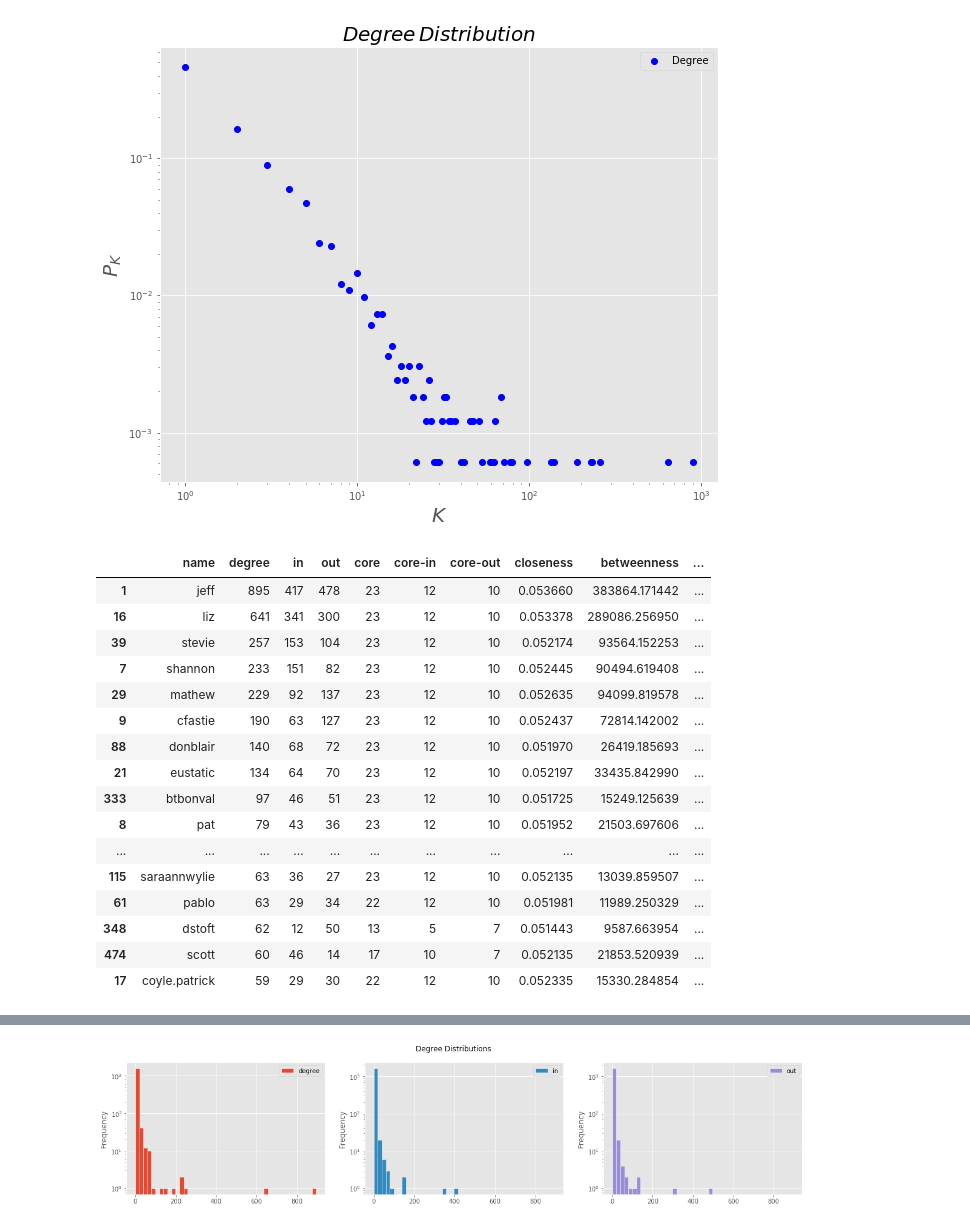
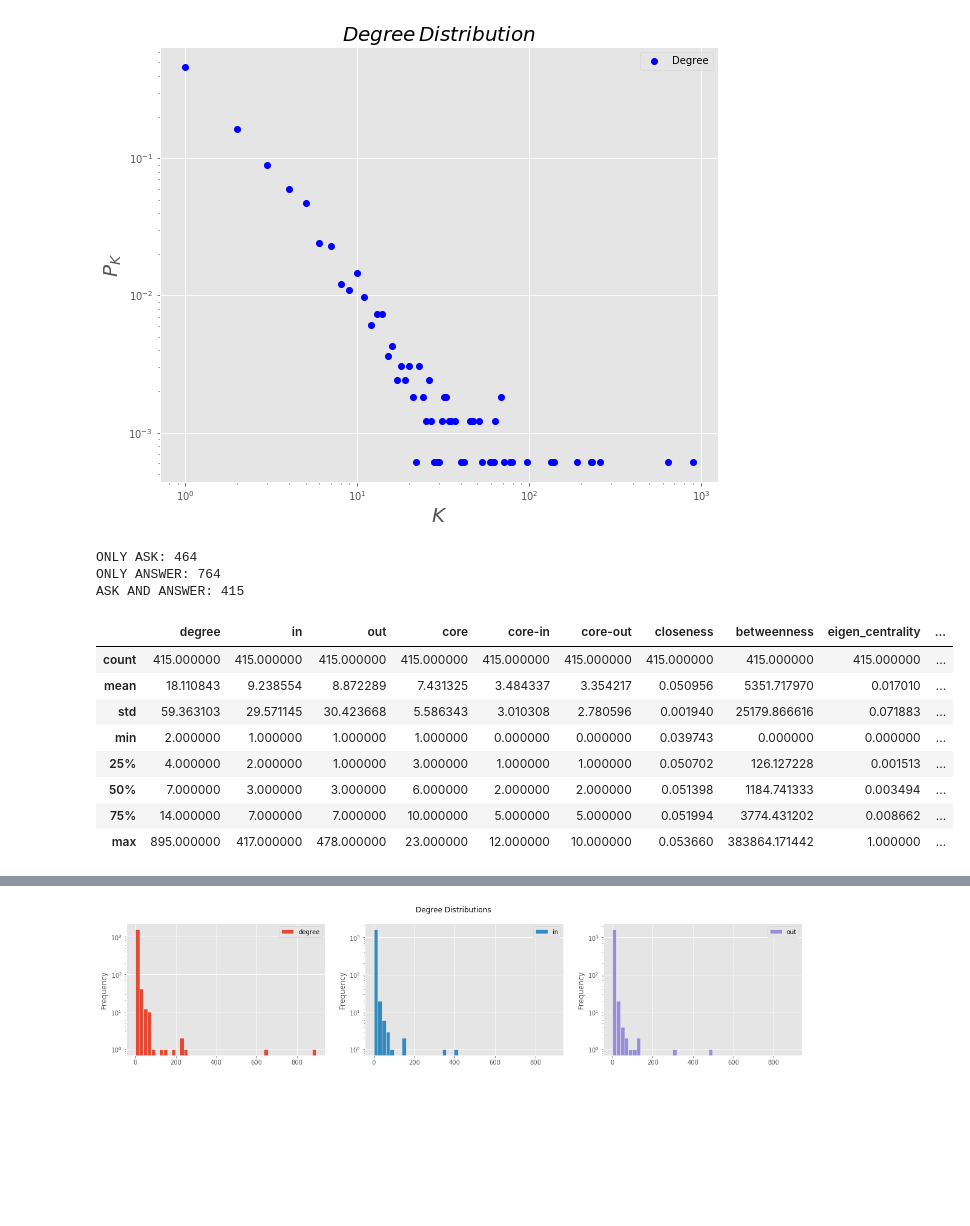
Before and after one commit to skilfullycurled/plots-googlegroups, a Jupyter notebook: results.ipynb, the cells around one changed output, grey strips where cells are left out. Drawn from its saved outputs; the diff is of its cells as text; code cells hidden in the pictures; blank space fills up the shorter version.

```diff
--- a/results.ipynb
+++ b/results.ipynb
@@ -88,23 +66,36 @@ clustering_coef      0.9397      0.6718  0.0000       2.0000
 plotDegreeDistribution(network['degree'])
 # %% [output]
 [figure]
-# %%
-network.sort_values(by=['degree','in', 'out'], ascending=[0,0,0]).head(20)
-# %% [output]
-|  | name | degree | in | out | core | core-in | core-out | closeness | betweenness | ... |
-| 1 | jeff | 895 | 417 | 478 | 23 | 12 | 10 | 0.053660 | 383864.171442 | ... |
-| 16 | liz | 641 | 341 | 300 | 23 | 12 | 10 | 0.053378 | 289086.256950 | ... |
-| 39 | stevie | 257 | 153 | 104 | 23 | 12 | 10 | 0.052174 | 93564.152253 | ... |
-| 7 | shannon | 233 | 151 | 82 | 23 | 12 | 10 | 0.052445 | 90494.619408 | ... |
-| 29 | mathew | 229 | 92 | 137 | 23 | 12 | 10 | 0.052635 | 94099.819578 | ... |
-| 9 | cfastie | 190 | 63 | 127 | 23 | 12 | 10 | 0.052437 | 72814.142002 | ... |
-| 88 | donblair | 140 | 68 | 72 | 23 | 12 | 10 | 0.051970 | 26419.185693 | ... |
-| 21 | eustatic | 134 | 64 | 70 | 23 | 12 | 10 | 0.052197 | 33435.842990 | ... |
-| 333 | btbonval | 97 | 46 | 51 | 23 | 12 | 10 | 0.051725 | 15249.125639 | ... |
-| 8 | pat | 79 | 43 | 36 | 23 | 12 | 10 | 0.051952 | 21503.697606 | ... |
-| ... | ... | ... | ... | ... | ... | ... | ... | ... | ... | ... |
-| 115 | saraannwylie | 63 | 36 | 27 | 23 | 12 | 10 | 0.052135 | 13039.859507 | ... |
-| 61 | pablo | 63 | 29 | 34 | 22 | 12 | 10 | 0.051981 | 11989.250329 | ... |
-| 348 | dstoft | 62 | 12 | 50 | 13 | 5 | 7 | 0.051443 | 9587.663954 | ... |
-| 474 | scott | 60 | 46 | 14 | 17 | 10 | 7 | 0.052135 | 21853.520939 | ... |
-| 17 | coyle.patrick | 59 | 29 | 30 | 22 | 12 | 10 | 0.052335 | 15330.284854 | ... |
+# %%
+only_in = network['in'] > 0
+no_out = network['out'] == 0
+
+only_out = network['out'] > 0
+no_in = network['in'] == 0
+
+ask = network['in'] > 0
+answer = network['out'] > 0
+
+only_ask = network[(only_in & no_out)]
+only_answer = network[(only_out & no_in)]
+ask_answer = network[(ask & answer)]
+
+print "ONLY ASK:", only_ask.shape[0]
+print "ONLY ANSWER:", only_answer.shape[0]
+print "ASK AND ANSWER:", ask_answer.shape[0]
+# %% [output]
+ONLY ASK: 464
+ONLY ANSWER: 764
+ASK AND ANSWER: 415
+# %%
+ask_answer.describe()
+# %% [output]
+|  | degree | in | out | core | core-in | core-out | closeness | betweenness | eigen_centrality | ... |
+| count | 415.000000 | 415.000000 | 415.000000 | 415.000000 | 415.000000 | 415.000000 | 415.000000 | 415.000000 | 415.000000 | ... |
+| mean | 18.110843 | 9.238554 | 8.872289 | 7.431325 | 3.484337 | 3.354217 | 0.050956 | 5351.717970 | 0.017010 | ... |
+| std | 59.363103 | 29.571145 | 30.423668 | 5.586343 | 3.010308 | 2.780596 | 0.001940 | 25179.866616 | 0.071883 | ... |
+| min | 2.000000 | 1.000000 | 1.000000 | 1.000000 | 0.000000 | 0.000000 | 0.039743 | 0.000000 | 0.000000 | ... |
+| 25% | 4.000000 | 2.000000 | 1.000000 | 3.000000 | 1.000000 | 1.000000 | 0.050702 | 126.127228 | 0.001513 | ... |
+| 50% | 7.000000 | 3.000000 | 3.000000 | 6.000000 | 2.000000 | 2.000000 | 0.051398 | 1184.741333 | 0.003494 | ... |
+| 75% | 14.000000 | 7.000000 | 7.000000 | 10.000000 | 5.000000 | 5.000000 | 0.051994 | 3774.431202 | 0.008662 | ... |
+| max | 895.000000 | 417.000000 | 478.000000 | 23.000000 | 12.000000 | 10.000000 | 0.053660 | 383864.171442 | 1.000000 | ... |
```
Also changed, not shown: parts of 57 cells of this notebook, 1 other file.
